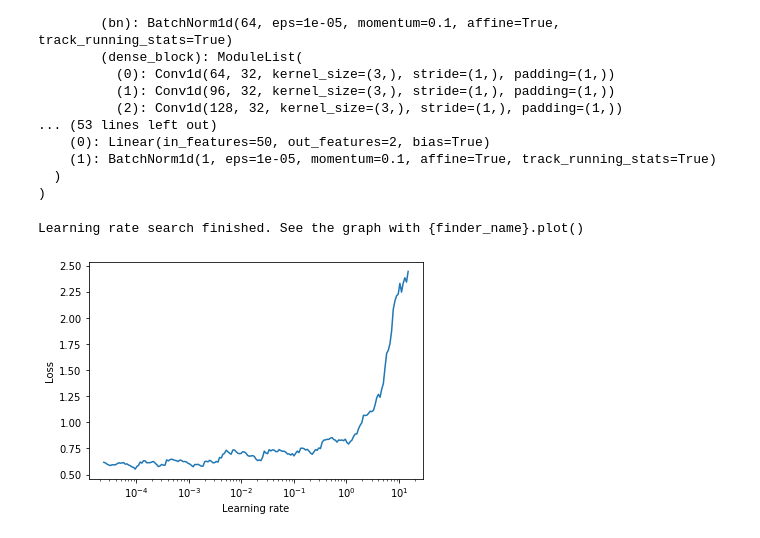
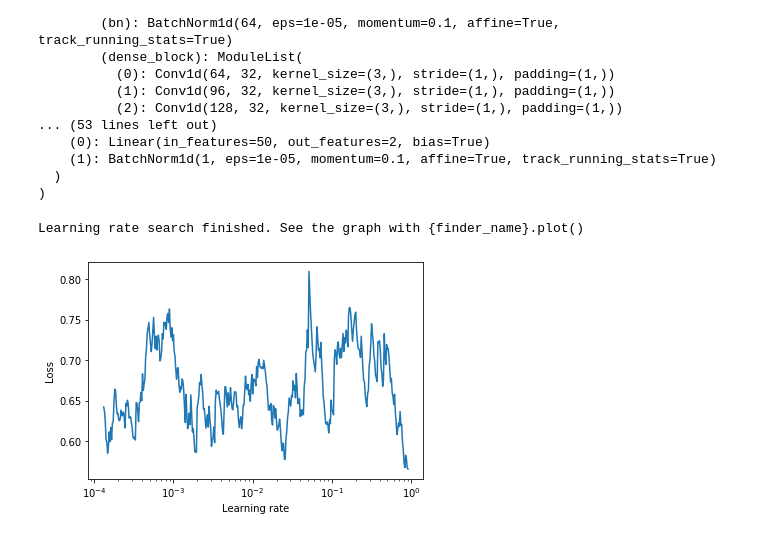
Before and after one commit to Stoops-ML/aerofoils, a Jupyter notebook: main.ipynb, the cells around one changed output. Drawn from its saved outputs; the diff is of its cells as text; code cells hidden in the pictures.

```diff
--- a/main.ipynb
+++ b/main.ipynb
@@ -141,12 +137,12 @@ DenseNet(
 # %%
 # find learning rate
 lr_finder = LRFinder(model, optimiser, criterion, device=device)
-lr_finder.range_test(train_loader, start_lr=0.00001, end_lr=20, num_iter=200)
+lr_finder.range_test(train_loader, start_lr=0.0001, end_lr=1, num_iter=400)
 lr_finder.plot()
 lr_finder.reset()  # reset model and optimizer to their initial state
 # %% [output]
 Learning rate search finished. See the graph with {finder_name}.plot()
-[figure, old version]
+[figure, new version]
 # %%
 # train model
 model, checkpoints = train(model, optimiser, criterion, num_epochs, train_dataset, valid_dataset, train_loader,
```
Also changed, not shown: parts of 16 cells of this notebook.
